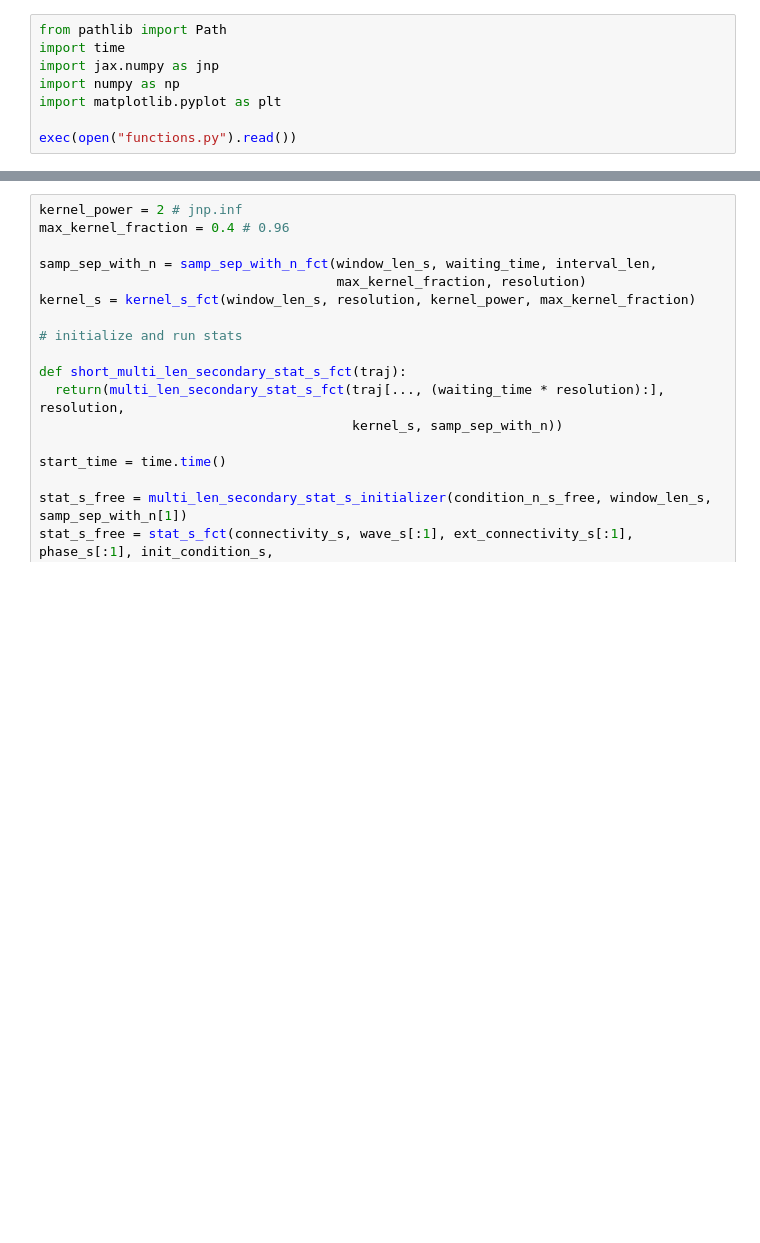
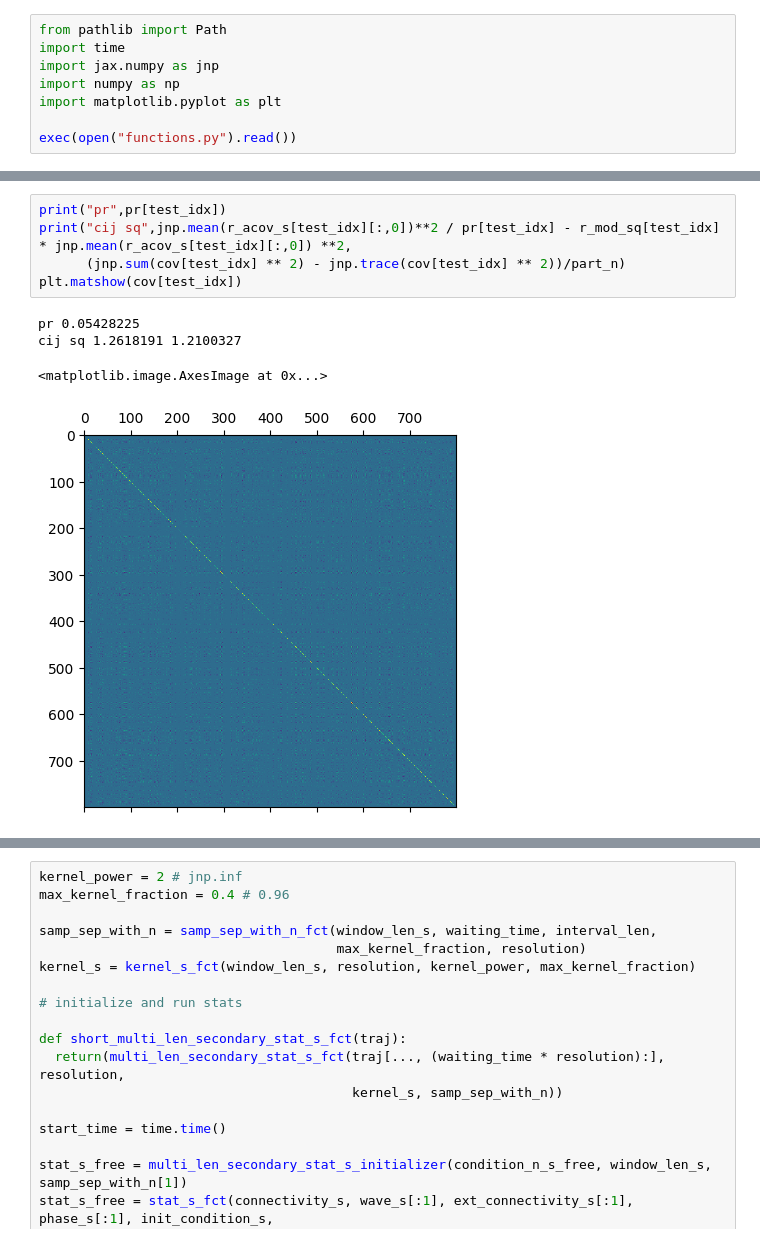
Before and after one commit to zhaoz0314/random-EI, a Jupyter notebook: pseudospatial/0_4-4_0_test.ipynb, the cells around one changed output, grey strips where cells are left out. Drawn from its saved outputs; the diff is of its cells as text; blank space fills up the shorter version.

```diff
--- a/pseudospatial/0_4-4_0_test.ipynb
+++ b/pseudospatial/0_4-4_0_test.ipynb
@@ -137,0 +172,10 @@ plt.xlim(0,30)
+# %%
+print("pr",pr[test_idx])
+print("cij sq",jnp.mean(r_acov_s[test_idx][:,0])**2 / pr[test_idx] - r_mod_sq[test_idx] * jnp.mean(r_acov_s[test_idx][:,0]) **2,
+      (jnp.sum(cov[test_idx] ** 2) - jnp.trace(cov[test_idx] ** 2))/part_n)
+plt.matshow(cov[test_idx])
+# %% [output]
+pr 0.05428225
+cij sq 1.2618191 1.2100327
+<matplotlib.image.AxesImage at 0x...>
+[figure, added]
```
Also changed, not shown: parts of 13 cells of this notebook, 1 other file.
